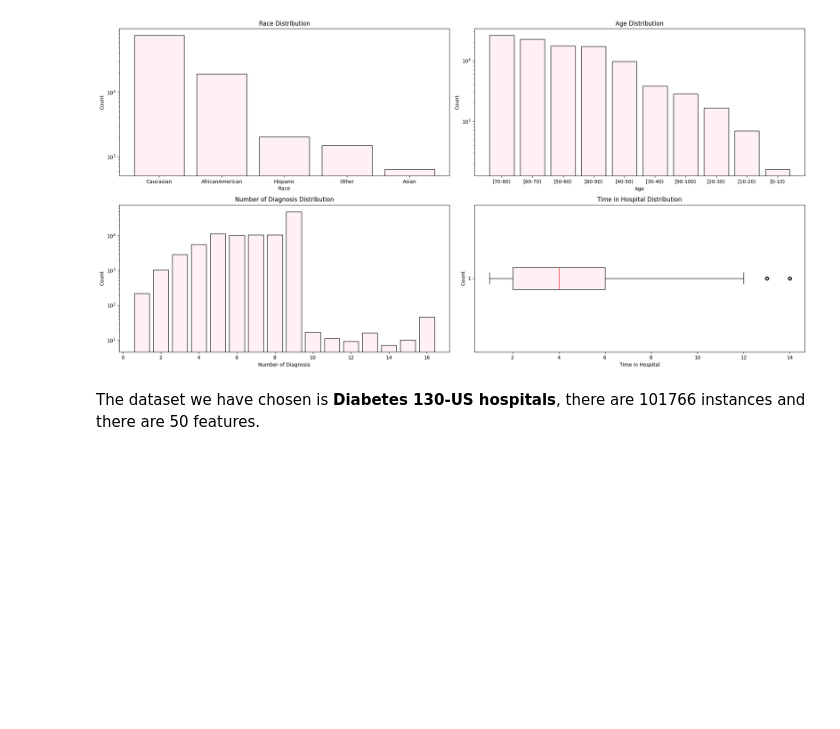
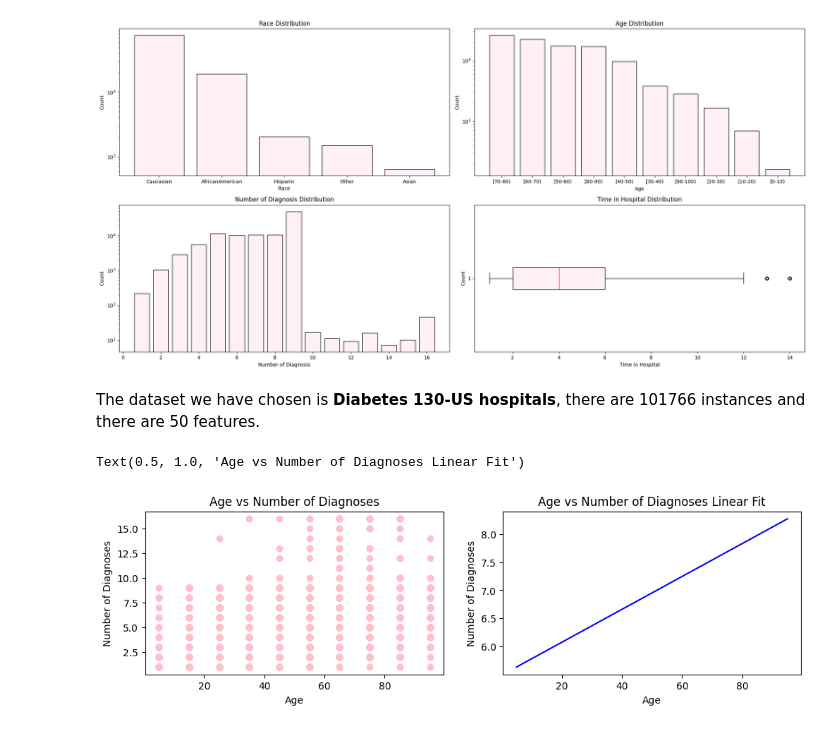
Before and after one commit to canidemen/cs178_ml, a Jupyter notebook: main.ipynb, the cells around one changed output. Saved outputs shown, nothing was run; the diff lists cells and outputs as text; code cells hidden in the pictures; blank space fills up the shorter version.

Commit message:
Logreg fits for num_diagnoses

```diff
--- a/main.ipynb
+++ b/main.ipynb
@@ -81,0 +81,44 @@ The dataset we have chosen is __Diabetes 130-US hospitals__, there are 101766 in
+# %%
+#Logreg work?
+
+#Logreg Age
+
+figure,axes = plt.subplots(1,2,figsize=(12,3))
+
+def convert_age_range(age_range):
+    lower_str, upper_str = age_range.split("-")
+    lower_bound = int(lower_str[1:])
+    upper_bound = int(upper_str[:-1])
+    return (lower_bound + upper_bound) / 2
+#print(df['age'][0])
+
+transformed_age = df['age'].apply(convert_age_range)
+
+X = transformed_age.values.reshape(-1, 1)
+y = df['number_diagnoses']
+
+X_train, X_test, y_train, y_test = train_test_split(X, y, test_size=0.3, random_state=42)
+
+lr = LinearRegression()
+lr.fit(X_train, y_train)
+
+# Make predictions over a range of x values for visualization
+x_spaced = np.linspace(X.min(), X.max(), 100).reshape(-1, 1)  # 100 points between min and max age
+yhat_spaced = lr.predict(x_spaced)
+
+#plt.figure(figsize=(6, 4))
+axes[0].scatter(X, y, color='pink')
+axes[0].set_xlabel('Age')
+axes[0].set_ylabel('Number of Diagnoses')
+axes[0].set_title('Age vs Number of Diagnoses')
+
+axes[1].plot(x_spaced, yhat_spaced, color='blue')
+axes[1].set_xlabel('Age')
+axes[1].set_ylabel('Number of Diagnoses')
+axes[1].set_title('Age vs Number of Diagnoses Linear Fit')
+
+#print(f"Coefficients: {lr.coef_}")
+#print(f"Intercept: {lr.intercept_}")
+# %% [output]
+Text(0.5, 1.0, 'Age vs Number of Diagnoses Linear Fit')
+[figure, added]
```
Also changed, not shown: parts of 4 cells of this notebook.
